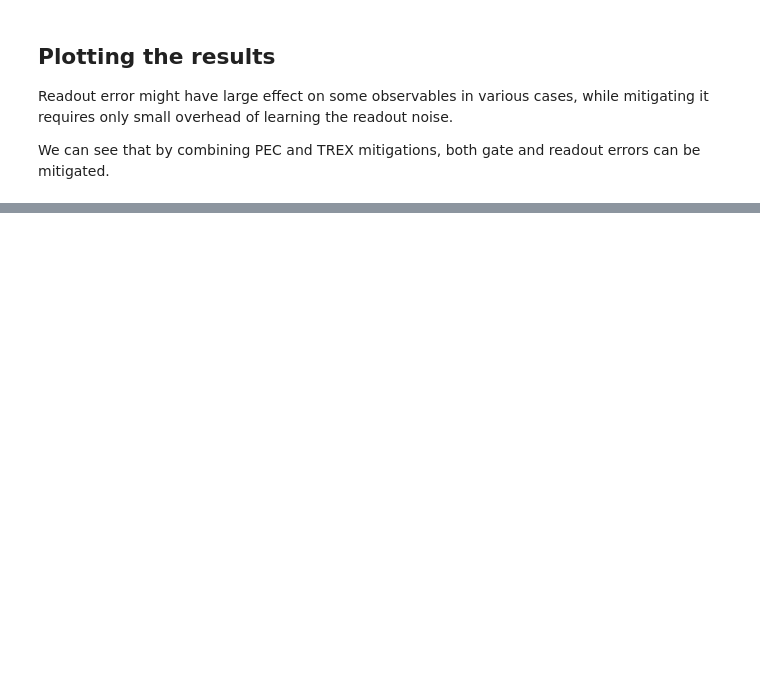
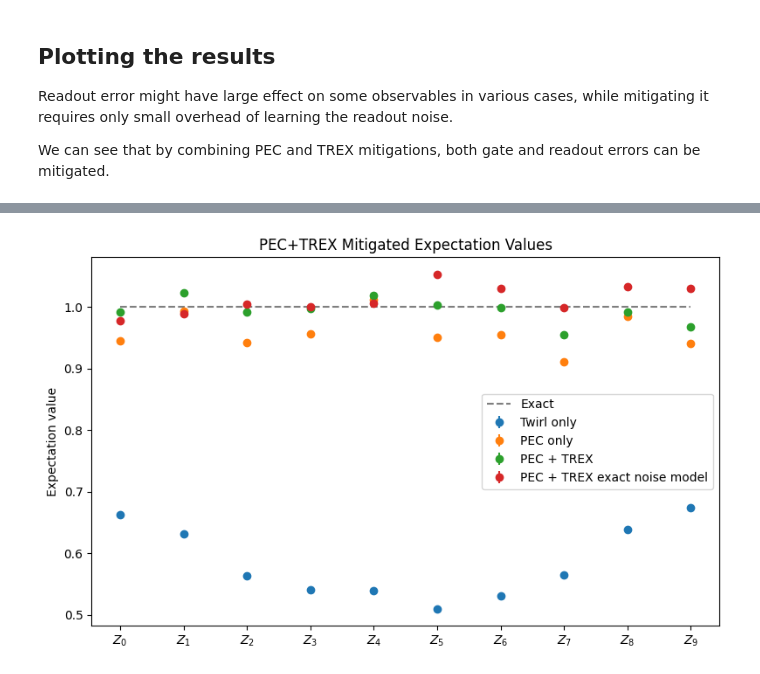
Before and after one commit to Qiskit/qiskit-mitigation, a Jupyter notebook: docs/guides/PEC_with_TREX.ipynb, the cells around one changed output, grey strips where cells are left out. Drawn from its saved outputs; the diff is of its cells as text; code cells hidden in the pictures; blank space fills up the shorter version.

Commit message:
add exact noise execution

```diff
--- a/docs/guides/PEC_with_TREX.ipynb
+++ b/docs/guides/PEC_with_TREX.ipynb
@@ -79,7 +79,7 @@ We add "add_tags" to the boxing options, to allow the simulator map between the
 # %%
 from qiskit_mitigation import MitigationTask
 
-num_randomizations = 200
+num_randomizations = 1000
 shots_per_randomization = 64
 boxing_options = {
     "add_tags": "unique_box",
@@ -317,0 +319,45 @@ plt.show()
+# %%
+x = np.array(range(10))
+x_tick_labels = [r"$Z_{ {i} }$" for i in range(10)]
+
+fig, ax = plt.subplots(figsize=(8, 5))
+ax.errorbar(
+    x,
+    twirl_res.data.evs,
+    twirl_res.data.stds,
+    fmt="o",
+    label="Twirl only",
+)
+ax.errorbar(
+    x,
+    pec_without_trex_res.data.evs,
+    pec_without_trex_res.data.stds,
+    fmt="o",
+    label="PEC only",
+)
+ax.errorbar(
+    x,
+    pec_res.data.evs,
+    pec_res.data.stds,
+    fmt="o",
+    label="PEC + TREX",
+)
+ax.errorbar(
+    x,
+    pec_res_exact_noise_model.data.evs,
+    pec_res_exact_noise_model.data.stds,
+    fmt="o",
+    label="PEC + TREX exact noise model",
+)
+ax.plot(x, [1] * len(x), "--", color="black", alpha=0.5, label="Exact")
+
+tick_labels = [f"$Z_{ {i} }$" for i in range(10)]
+ax.set_xticks(x, tick_labels)
+
+ax.set_ylabel("Expectation value")
+ax.legend()
+ax.set_title("PEC+TREX Mitigated Expectation Values")
+plt.tight_layout()
+plt.show()
+# %% [output]
+[figure, added]
```
Also changed, not shown: parts of 5 cells of this notebook, 1 other file.
